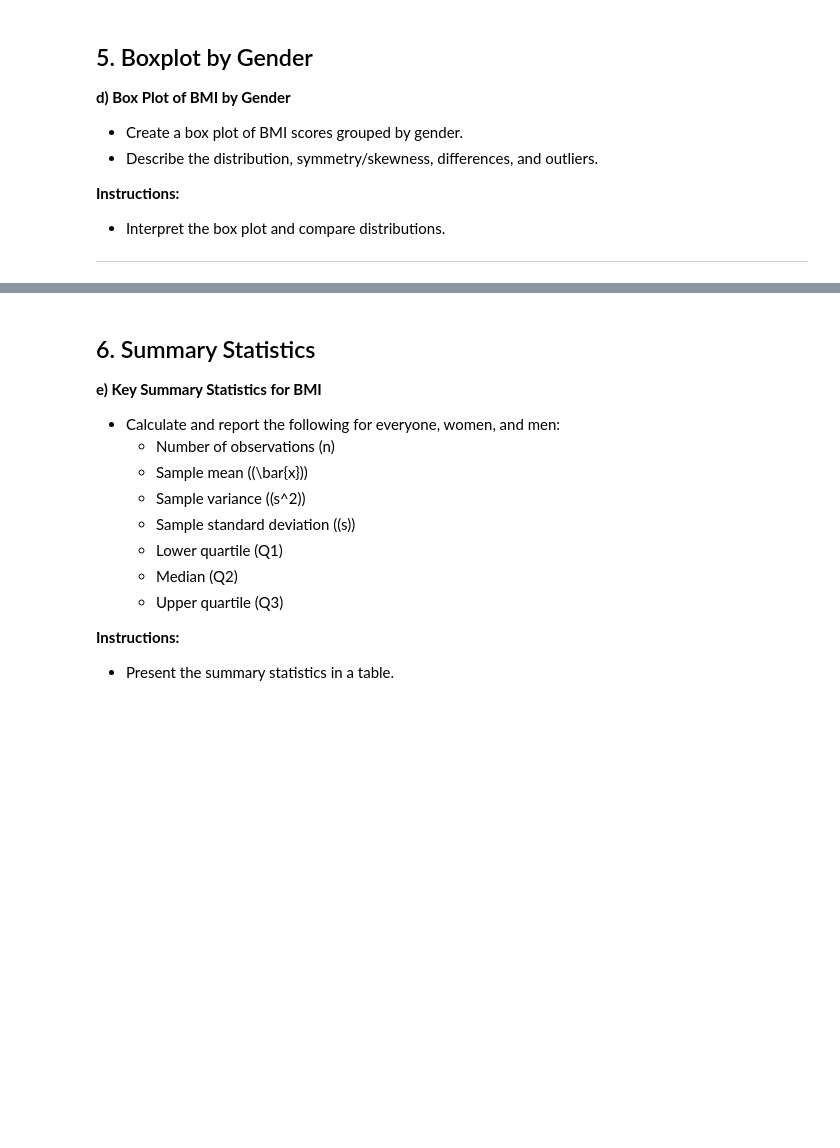
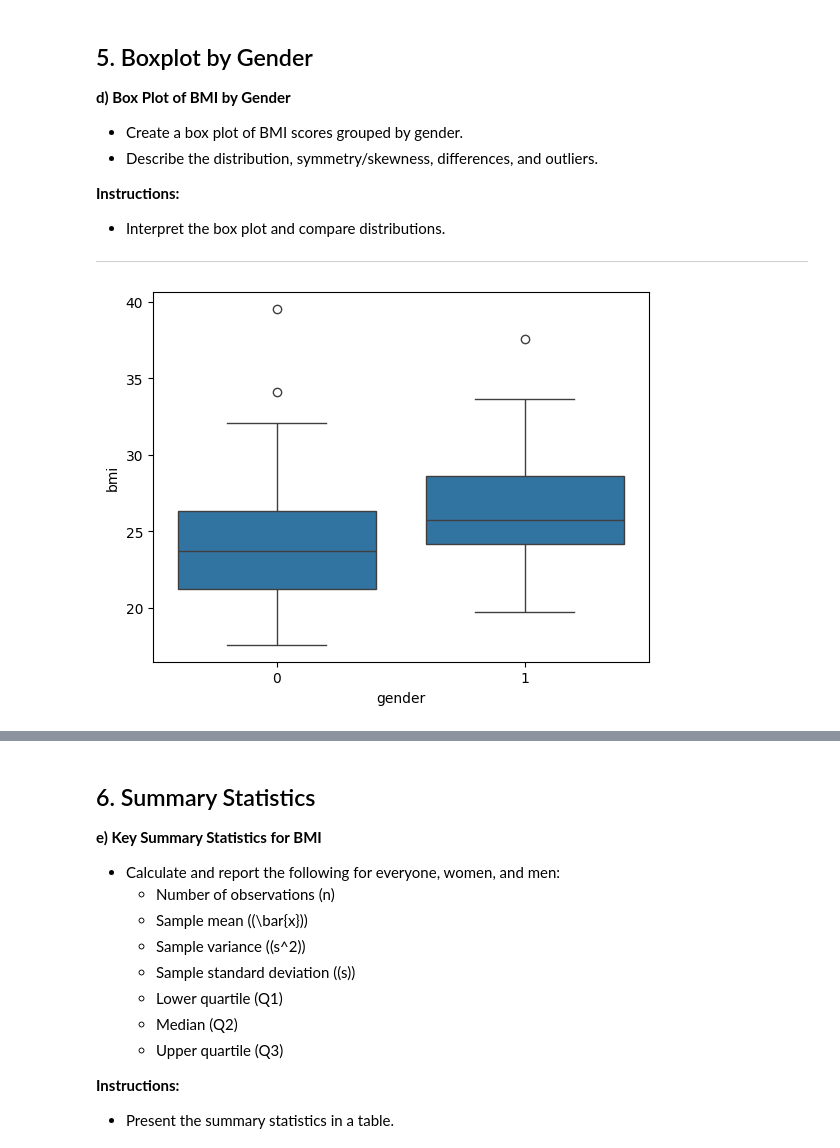
Before and after one commit to chandlershortlidge/lab-eda-bmi, a Jupyter notebook: your-code/Descriptive_Analysis_BMI.ipynb, the cells around one changed output, grey strips where cells are left out. Saved outputs shown, nothing was run; the diff lists cells and outputs as text; code cells hidden in the pictures; blank space fills up the shorter version.

```diff
--- a/your-code/Descriptive_Analysis_BMI.ipynb
+++ b/your-code/Descriptive_Analysis_BMI.ipynb
@@ -164,4 +183,7 @@ plt.show()
 ---
 # %%
 ## TODO
-### Insert your Answer Here ###
+sns.boxplot(data=df, x="gender", y="bmi")
+plt.show()
+# %% [output]
+[figure, added]
```
Also changed, not shown: parts of 25 cells of this notebook.
